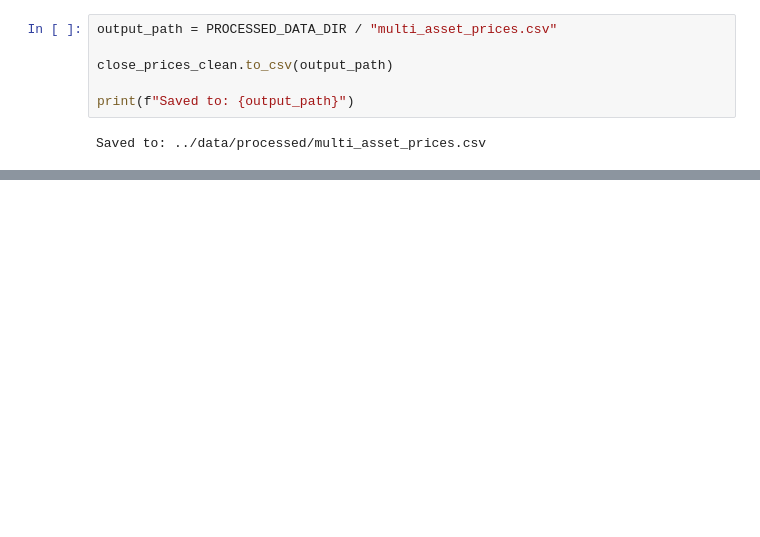
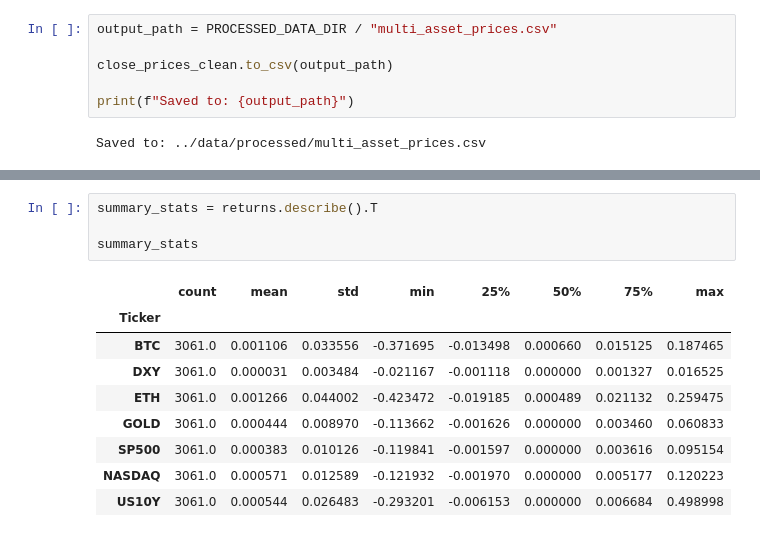
Before and after one commit to rkaban-personal/crypto-macro-correlation-analysis, a Jupyter notebook: notebooks/01_data_collection.ipynb, the cells around one changed output, grey strips where cells are left out. Saved outputs shown, nothing was run; the diff lists cells and outputs as text; blank space fills up the shorter version.

```diff
--- a/notebooks/01_data_collection.ipynb
+++ b/notebooks/01_data_collection.ipynb
@@ -123,0 +187,14 @@ check_df.head()
+# %%
+summary_stats = returns.describe().T
+
+summary_stats
+# %% [output]
+|  | count | mean | std | min | 25% | 50% | 75% | max |
+| Ticker |  |  |  |  |  |  |  |  |
+| BTC | 3061.0 | 0.001106 | 0.033556 | -0.371695 | -0.013498 | 0.000660 | 0.015125 | 0.187465 |
+| DXY | 3061.0 | 0.000031 | 0.003484 | -0.021167 | -0.001118 | 0.000000 | 0.001327 | 0.016525 |
+| ETH | 3061.0 | 0.001266 | 0.044002 | -0.423472 | -0.019185 | 0.000489 | 0.021132 | 0.259475 |
+| GOLD | 3061.0 | 0.000444 | 0.008970 | -0.113662 | -0.001626 | 0.000000 | 0.003460 | 0.060833 |
+| SP500 | 3061.0 | 0.000383 | 0.010126 | -0.119841 | -0.001597 | 0.000000 | 0.003616 | 0.095154 |
+| NASDAQ | 3061.0 | 0.000571 | 0.012589 | -0.121932 | -0.001970 | 0.000000 | 0.005177 | 0.120223 |
+| US10Y | 3061.0 | 0.000544 | 0.026483 | -0.293201 | -0.006153 | 0.000000 | 0.006684 | 0.498998 |
```
Also changed, not shown: parts of 10 cells of this notebook, 1 other file.
